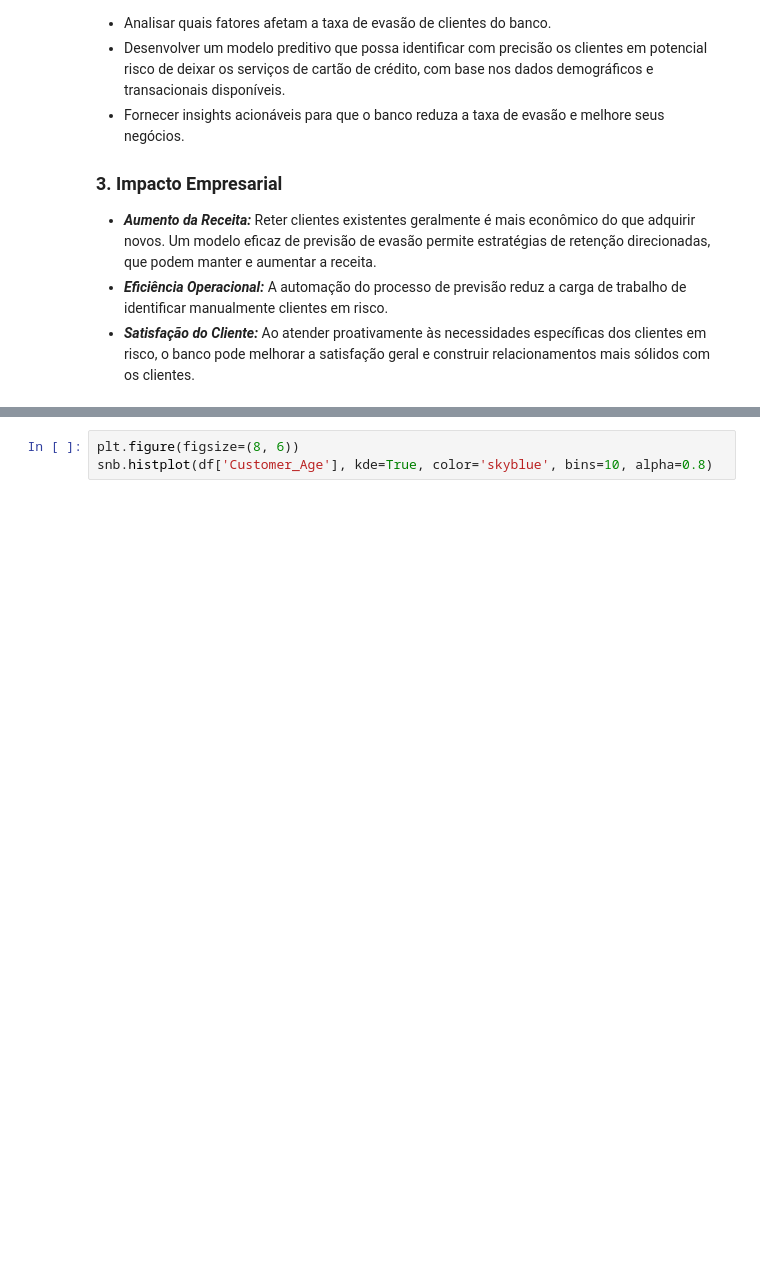
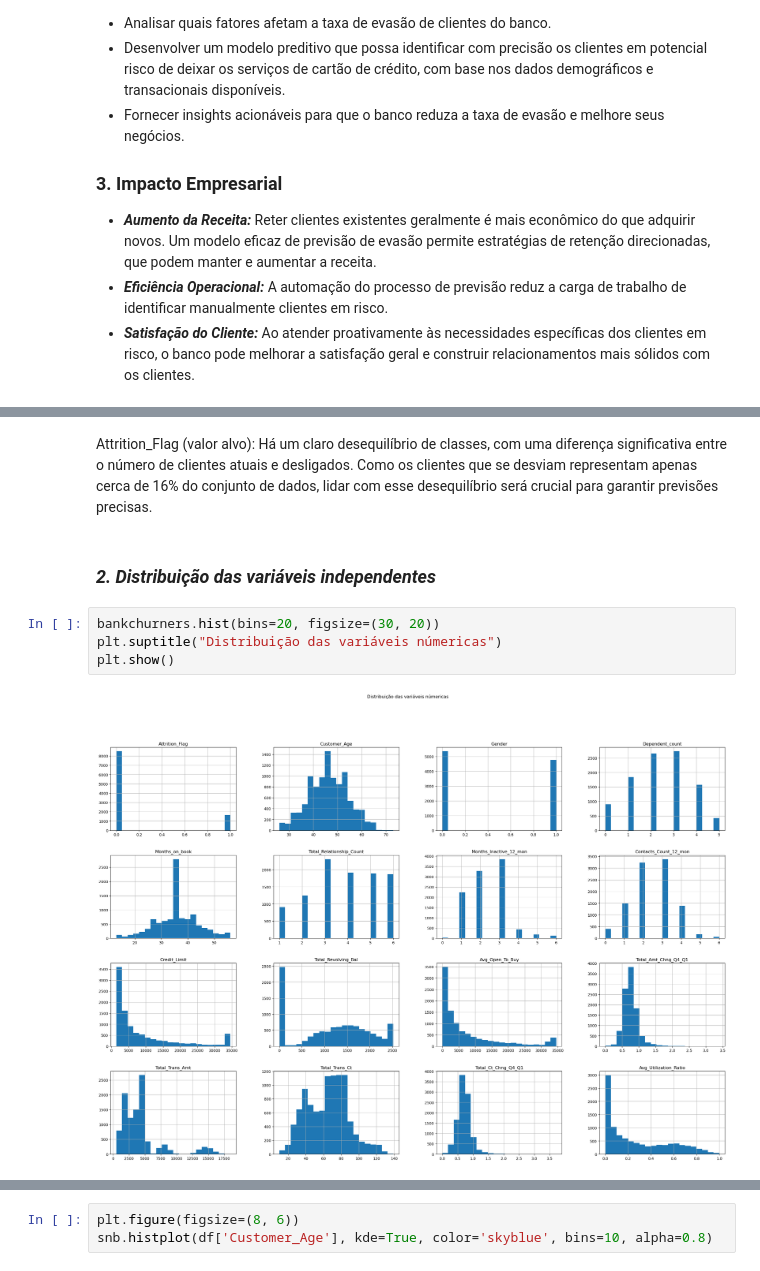
Before and after one commit to wellisonS/Credit-Card, a Jupyter notebook: EDA.ipynb, the cells around one changed output, grey strips where cells are left out. Cells and saved outputs as stored; diff of their text form; blank space fills up the shorter version.

Commit message:
adicionado a limpeza de dados e começando a EDA.

```diff
--- a/EDA.ipynb
+++ b/EDA.ipynb
@@ -120,0 +150,11 @@ snb.countplot(data=df,x='Card_Category')
+# %% [markdown]
+
+Attrition_Flag (valor alvo): Há um claro desequilíbrio de classes, com uma diferença significativa entre o número de clientes atuais e desligados. Como os clientes que se desviam representam apenas cerca de 16% do conjunto de dados, lidar com esse desequilíbrio será crucial para garantir previsões precisas.
+# %% [markdown]
+### ***2. Distribuição das variáveis independentes***
+# %%
+bankchurners.hist(bins=20, figsize=(30, 20))
+plt.suptitle("Distribuição das variáveis númericas")
+plt.show()
+# %% [output]
+[figure, added]
```
Also changed, not shown: parts of 27 cells of this notebook.
